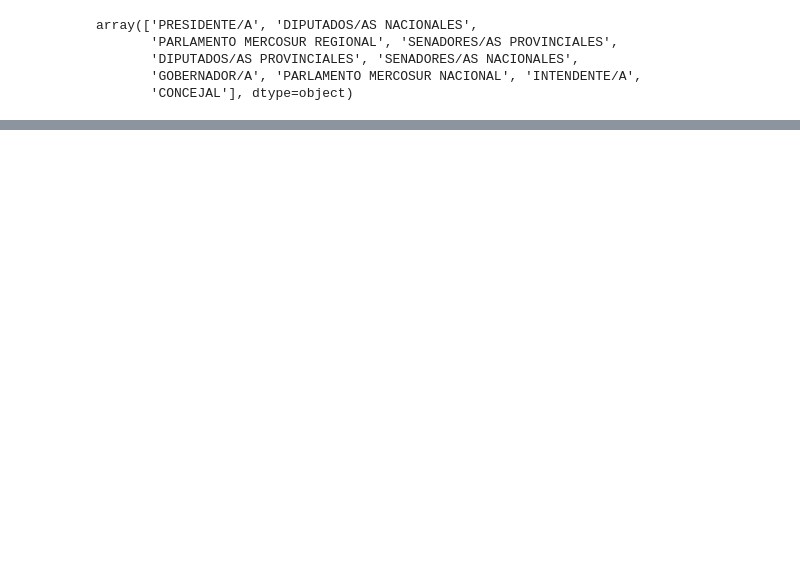
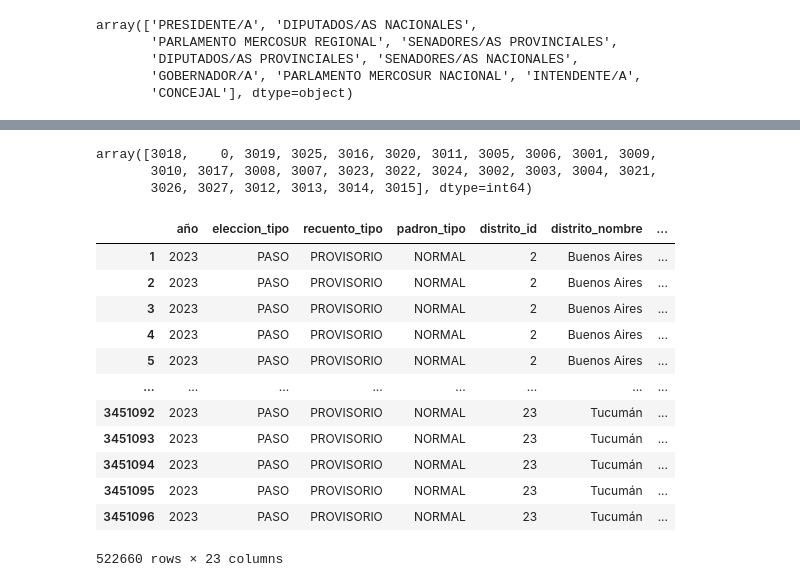
Before and after one commit to ASzklar/Ballotage_Argentina_2023, a Jupyter notebook: etl_eda.ipynb, the cells around one changed output, grey strips where cells are left out. Cells and saved outputs as stored; diff of their text form; code cells hidden in the pictures; blank space fills up the shorter version.

```diff
--- a/etl_eda.ipynb
+++ b/etl_eda.ipynb
@@ -26,2 +28,24 @@ df_paso.head()
 # %%
 df_paso = df_paso.loc[df_paso['cargo_nombre'] == 'PRESIDENTE/A']
+# %%
+df_paso['lista_numero'].unique()
+# %% [output]
+array([3018,    0, 3019, 3025, 3016, 3020, 3011, 3005, 3006, 3001, 3009,
+       3010, 3017, 3008, 3007, 3023, 3022, 3024, 3002, 3003, 3004, 3021,
+       3026, 3027, 3012, 3013, 3014, 3015], dtype=int64)
+# %%
+df_paso[df_paso['lista_numero'] == 0]
+# %% [output]
+|  | año | eleccion_tipo | recuento_tipo | padron_tipo | distrito_id | distrito_nombre | ... |
+| 1 | 2023 | PASO | PROVISORIO | NORMAL | 2 | Buenos Aires | ... |
+| 2 | 2023 | PASO | PROVISORIO | NORMAL | 2 | Buenos Aires | ... |
+| 3 | 2023 | PASO | PROVISORIO | NORMAL | 2 | Buenos Aires | ... |
+| 4 | 2023 | PASO | PROVISORIO | NORMAL | 2 | Buenos Aires | ... |
+| 5 | 2023 | PASO | PROVISORIO | NORMAL | 2 | Buenos Aires | ... |
+| ... | ... | ... | ... | ... | ... | ... | ... |
+| 3451092 | 2023 | PASO | PROVISORIO | NORMAL | 23 | Tucumán | ... |
+| 3451093 | 2023 | PASO | PROVISORIO | NORMAL | 23 | Tucumán | ... |
+| 3451094 | 2023 | PASO | PROVISORIO | NORMAL | 23 | Tucumán | ... |
+| 3451095 | 2023 | PASO | PROVISORIO | NORMAL | 23 | Tucumán | ... |
+| 3451096 | 2023 | PASO | PROVISORIO | NORMAL | 23 | Tucumán | ... |
+522660 rows × 23 columns
```
Also changed, not shown: parts of 24 cells of this notebook, 1 other file.
